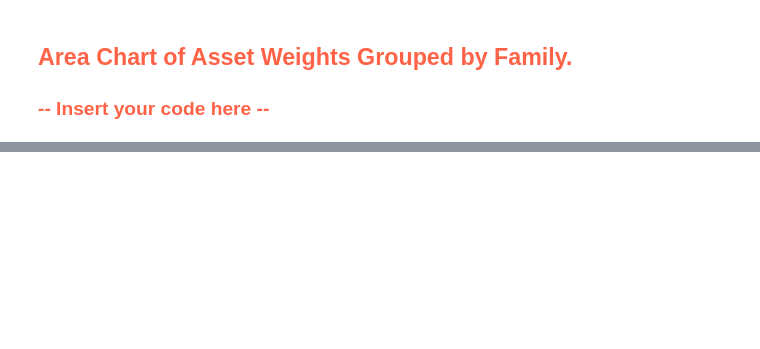
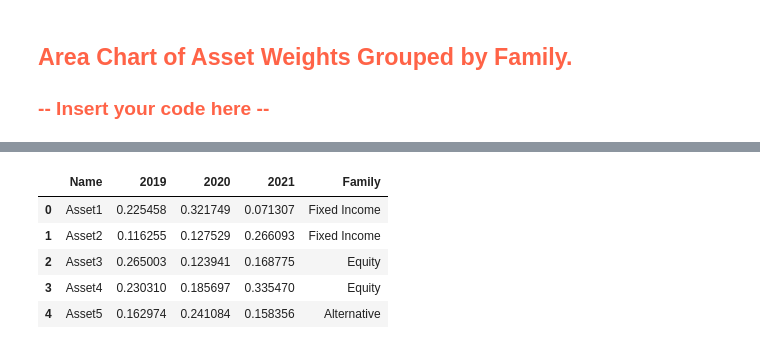
Before and after one commit to martaverfer/tech-challenge, a Jupyter notebook: src/Tech-Challenge.ipynb, the cells around one changed output, grey strips where cells are left out. Cells and saved outputs as stored; diff of their text form; code cells hidden in the pictures; blank space fills up the shorter version.

```diff
--- a/src/Tech-Challenge.ipynb
+++ b/src/Tech-Challenge.ipynb
@@ -436,0 +525,10 @@ Annualized Portfolio Return: 12.48%
+# %%
+# Order the columns
+n_area_chart_df = area_chart_df[['Asset1', 'Asset2', 'Asset3', 'Asset4', 'Asset5']]
+
+# Transpose the dataframe to have years as columns
+n_area_chart_df = n_area_chart_df.T
+
+# Rename the first column, where assets name are
+n_area_chart_df.rename_axis('Name', inplace=True)
+n_area_chart_df
@@ -436,0 +543,11 @@ Annualized Portfolio Return: 12.48%
+# %%
+# Merge the two DataFrames on Name
+assets_fam_df = n_area_chart_df.merge(family_df, on= "Name", how='inner')
+assets_fam_df
+# %% [output]
+|  | Name | 2019 | 2020 | 2021 | Family |
+| 0 | Asset1 | 0.225458 | 0.321749 | 0.071307 | Fixed Income |
+| 1 | Asset2 | 0.116255 | 0.127529 | 0.266093 | Fixed Income |
+| 2 | Asset3 | 0.265003 | 0.123941 | 0.168775 | Equity |
+| 3 | Asset4 | 0.230310 | 0.185697 | 0.335470 | Equity |
+| 4 | Asset5 | 0.162974 | 0.241084 | 0.158356 | Alternative |
```
Also changed, not shown: parts of 26 cells of this notebook, 2 other files.
